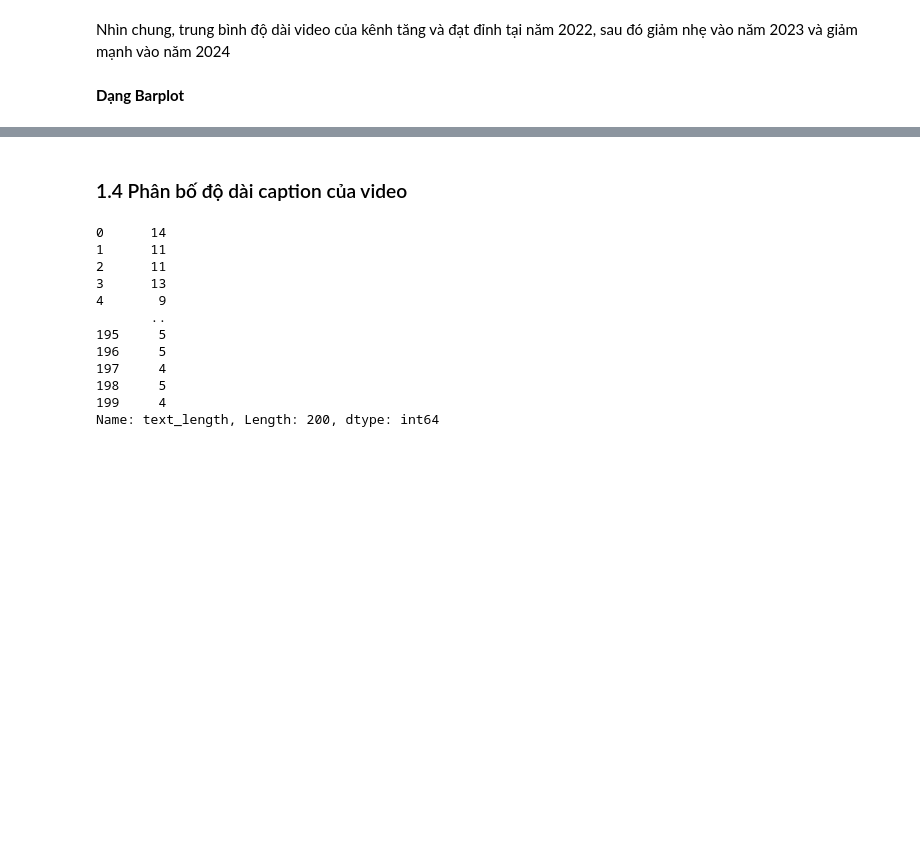
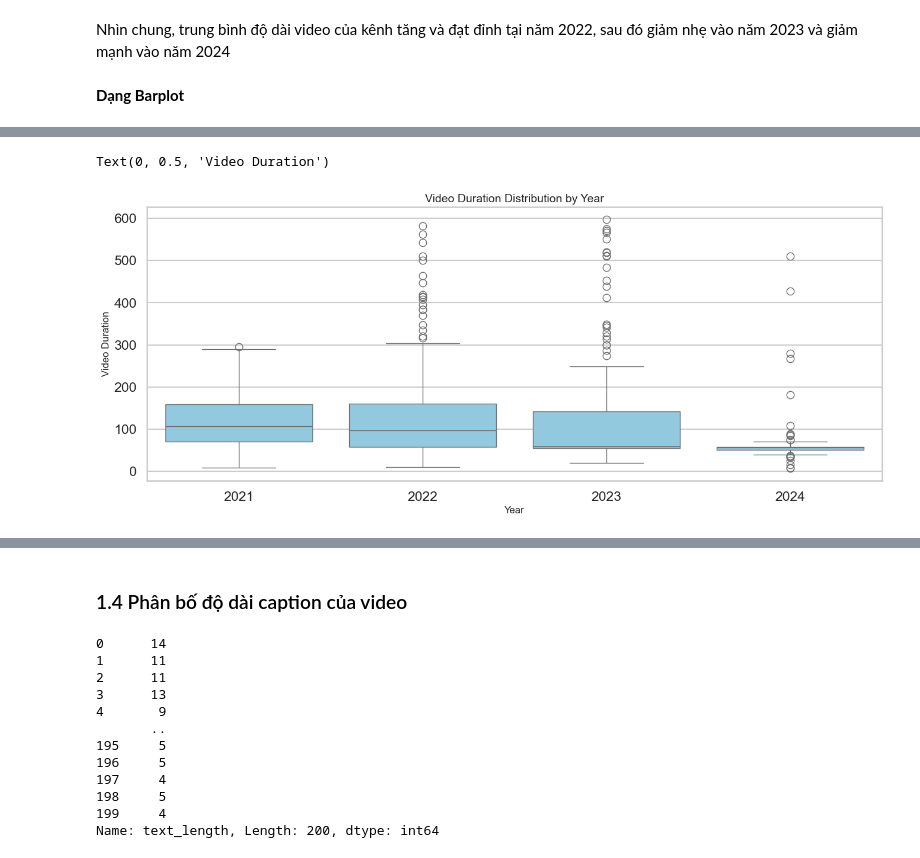
Before and after one commit to dattotien/Tiktok_profile, a Jupyter notebook: BTL.ipynb, the cells around one changed output, grey strips where cells are left out. Saved outputs shown, nothing was run; the diff lists cells and outputs as text; code cells hidden in the pictures; blank space fills up the shorter version.

```diff
--- a/BTL.ipynb
+++ b/BTL.ipynb
@@ -813,0 +850,6 @@ Nhìn chung, trung bình độ dài video của kênh tăng và đạt đỉnh t
+# %%
+video_duration_contrb_by_year = pd.DataFrame()
+video_duration_contrb_by_year['Month'] = pd.to_datetime(read_df['createTimeISO']).dt.strftime('%Y-%M')
+video_duration_contrb_by_year['Year'] = read_df['year']
+video_duration_contrb_by_year['Date'] = read_df['date']
+video_duration_contrb_by_year['Video Duration'] = read_df['videoMeta/duration']
@@ -813,0 +872,10 @@ Nhìn chung, trung bình độ dài video của kênh tăng và đạt đỉnh t
+# %%
+plt.figure(figsize=(16, 6))
+sns.boxplot(x='Year', y='Video Duration', data=video_duration_contrb_by_year, color='skyblue')
+
+plt.title('Video Duration Distribution by Year', fontsize=14)
+plt.xlabel('Year', fontsize=12)
+plt.ylabel('Video Duration', fontsize=12)
+# %% [output]
+Text(0, 0.5, 'Video Duration')
+[figure, added]
```
Also changed, not shown: parts of 22 cells of this notebook.
